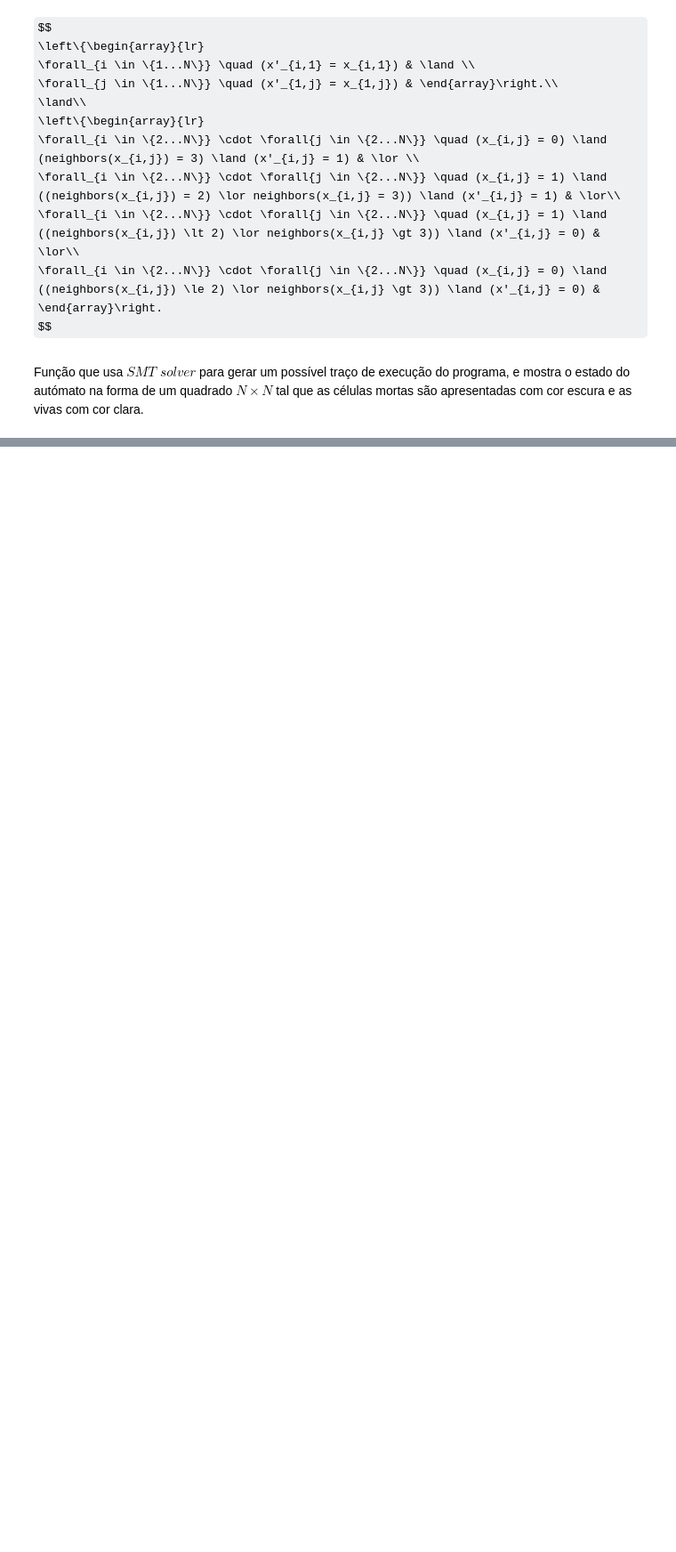
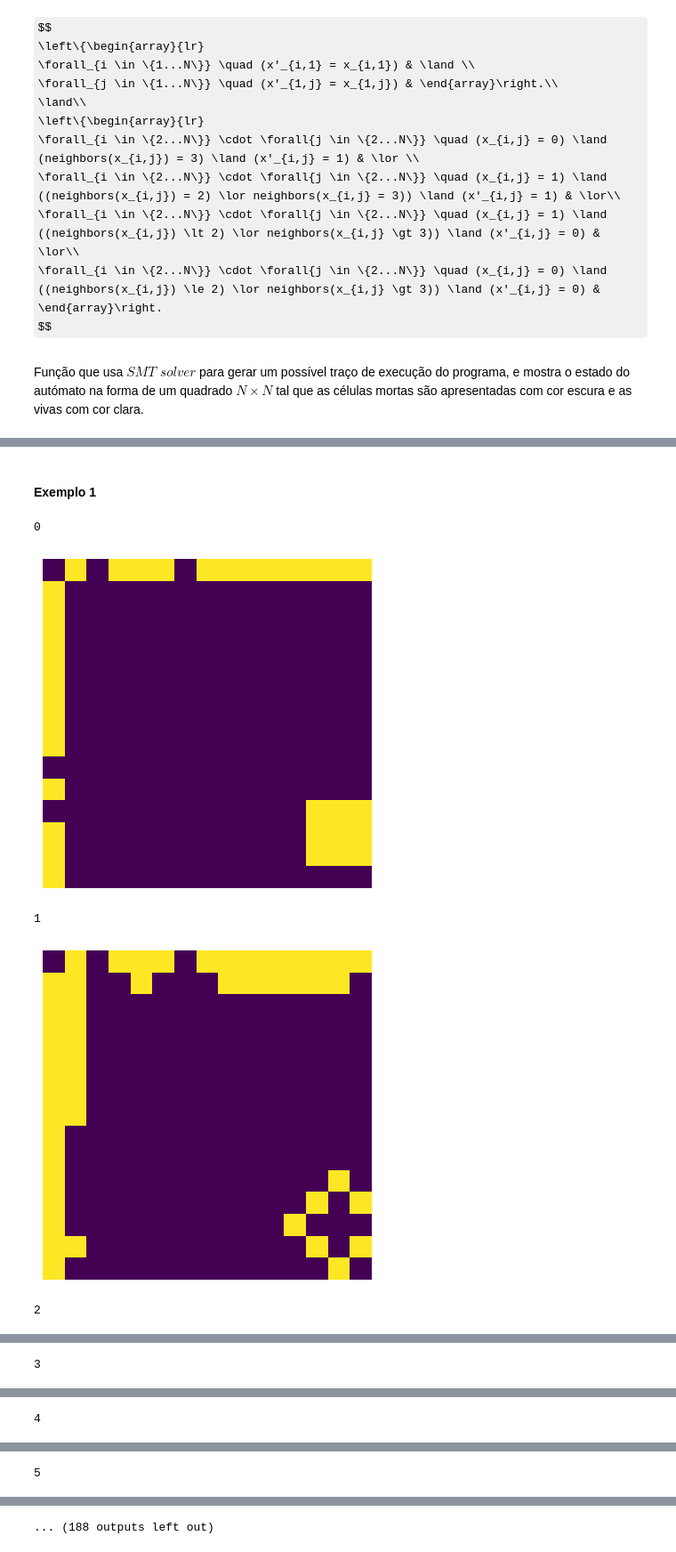
Before and after one commit to mirelois/L-gica-computacional-LCC, a Jupyter notebook: TP2/TP2-Exercicio2.ipynb, the cells around one changed output, grey strips where cells are left out. Shown at 89% size. Saved outputs shown, nothing was run; the diff lists cells and outputs as text; code cells hidden in the pictures; some formulas as TeX source; blank space fills up the shorter version.

```diff
--- a/TP2/TP2-Exercicio2.ipynb
+++ b/TP2/TP2-Exercicio2.ipynb
@@ -50,9 +56,8 @@ def PontosProximos(pos):
 # %% [markdown]
 Função de declaração.
 # %%
-def declare(c):
+def declare(c,N):
     state = dict()
-    #state['pc'] = Symbol('pc'+str(c),INT)
     for i in range(1,N+1):
         for j in range(1,N+1):
             state[f'({i},{j})'] = Symbol(f'({i},{j})'+str(c),INT)
@@ -60,14 +65,14 @@ def declare(c):
 # %% [markdown]
 Função init.
 # %%
-def init(state):
+def init(state,N,p):
     l = list()
     for i in range(1,N+1):
-        l.append(Equals(state[f'({i},1)'], Int(gera_rand())))
+        l.append(Equals(state[f'({i},1)'], Int(gera_rand(p))))
     for j in range(2,N+1):
-        l.append(Equals(state[f'(1,{j})'], Int(gera_rand())))
+        l.append(Equals(state[f'(1,{j})'], Int(gera_rand(p))))
 
-    ic,jc = centro
+    ic,jc = (rn.randint(3,N-1),rn.randint(3,N-1))
 
     for i in range(2,N+1):
         for j in range(2,N+1):
@@ -94,7 +99,7 @@ Função de transição.
  \forall_{i \in \{2...N\}} \cdot \forall{j \in \{2...N\}} \quad (x_{i,j} = 0) \land ((neighbors(x_{i,j}) \le 2) \lor neighbors(x_{i,j} \gt 3)) \land (x'_{i,j} = 0) & \end{array}\right.
  $$
 # %%
-def trans(curr,prox):
+def trans(curr,prox,N):
     l = []
     for i in range(1,N+1):
         l.append(Equals(prox[f'({i},1)'], curr[f'({i},1)']))
@@ -102,16 +107,13 @@ def trans(curr,prox):
         l.append(Equals(prox[f'(1,{j})'], curr[f'(1,{i})']))
     for i in range(2,N+1):
         for j in range(2,N+1):
-            valor = Plus([curr[f'({x},{y})'] for x,y in PontosProximos((i,j))])
+            valor = Plus([curr[f'({x},{y})'] for x,y in PontosProximos((i,j),N)])
             tBorn = And(Equals(curr[f'({i},{j})'], Int(0)), Equals(valor, Int(3)), Equals(prox[f'({i},{j})'], Int(1)))
             tStayAlive = And(Equals(curr[f'({i},{j})'], Int(1)), Or(Equals(valor, Int(2)),Equals(valor, Int(3))), Equals(prox[f'({i},{j})'], Int(1)))
             tDie = And(Equals(curr[f'({i},{j})'], Int(1)), Or(valor < Int(2),valor > Int(3)), Equals(prox[f'({i},{j})'], Int(0)))
             tStillDead = And(Equals(curr[f'({i},{j})'], Int(0)), Or(valor <= Int(2),valor > Int(3)), Equals(prox[f'({i},{j})'],Int(0)))
 
             l.append(Or(tBorn, tStayAlive, tDie,tStillDead))
-
-    #tPC = Equals(prox['pc'], Plus(curr['pc'], Int(1)))
-    #l.append(tPC)
     return And(l)
 # %% [markdown]
 Função que usa $\textit{SMT solver}$ para gerar um possível traço de execução do programa, e mostra o estado do autómato na forma de um quadrado $N \times N$ tal que as células mortas são apresentadas com cor escura e as vivas com cor clara.
@@ -204,0 +155,14 @@ def atleastOneTimeAlive(state):
+# %% [markdown]
+#### Exemplo 1
+# %%
+N = 15
+p = 0.75
+k = 100
+# %%
+resolve(N,p,k)
+# %% [output]
+0
+[figure, added]
+1
+[figure, added]
+2
@@ -204,0 +170 @@ def atleastOneTimeAlive(state):
+3
@@ -204,0 +172 @@ def atleastOneTimeAlive(state):
+4
@@ -204,0 +174 @@ def atleastOneTimeAlive(state):
+5
@@ -204,0 +176 @@ def atleastOneTimeAlive(state):
+... (188 outputs left out)
```
Also changed, not shown: parts of 10 cells of this notebook.
